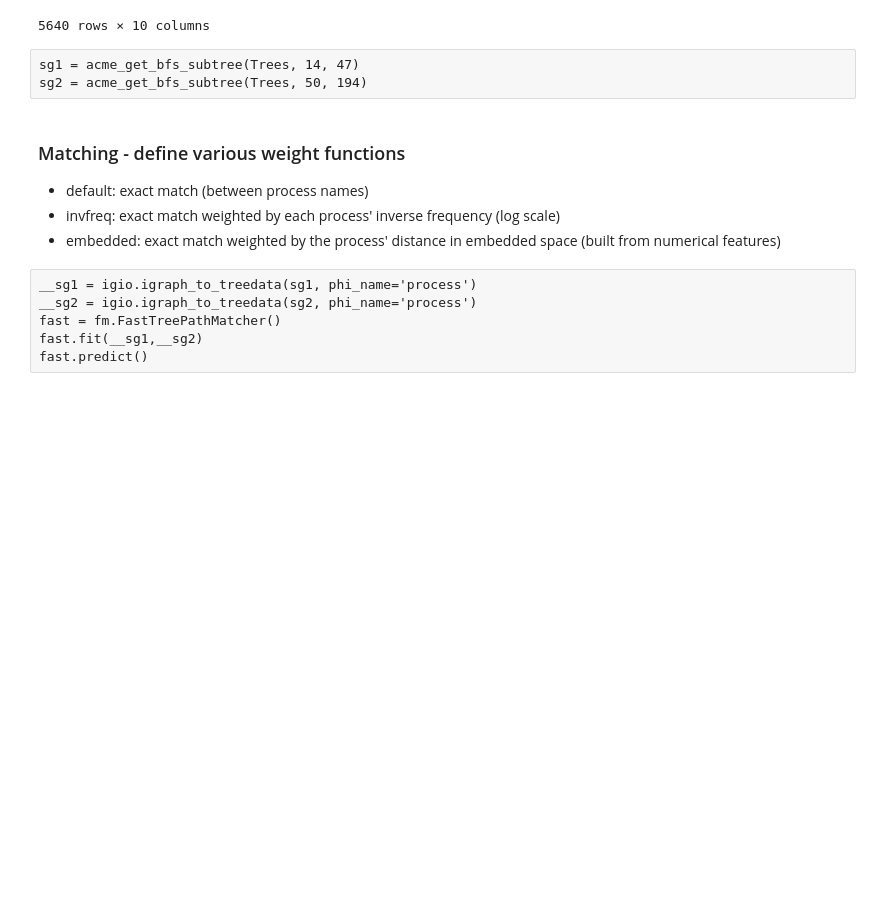
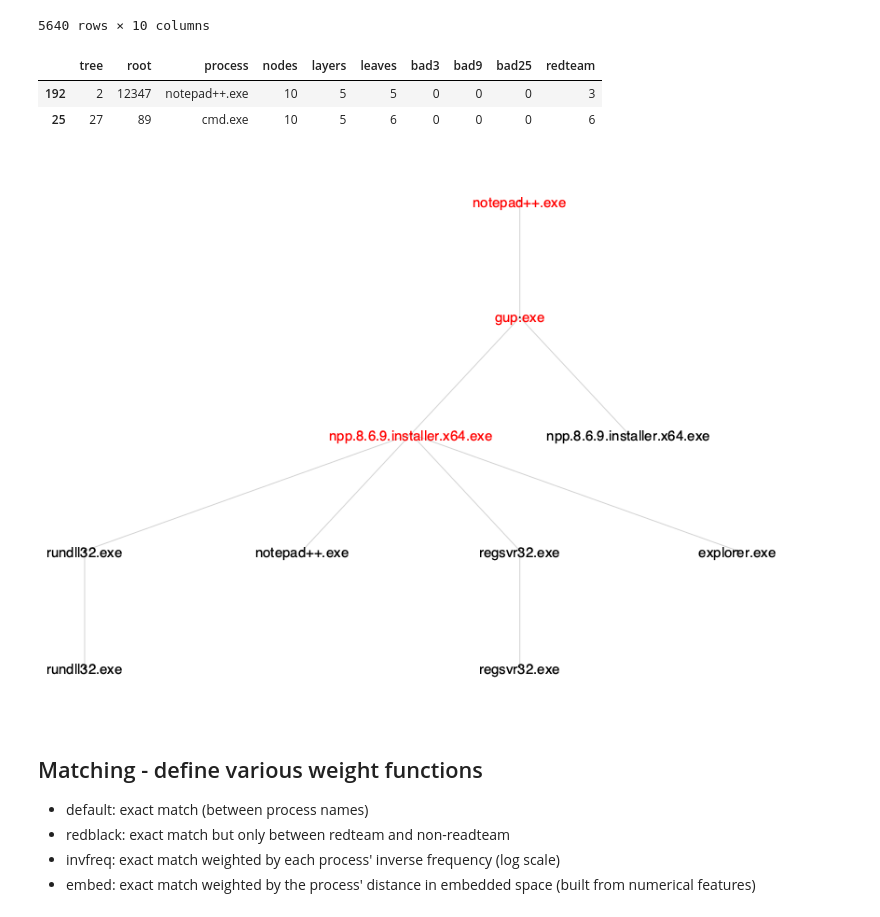
Before and after one commit to ftheberge/Matching_Experiments, a Jupyter notebook: ACME4/process_trees_scoring.ipynb, the cells around one changed output. Saved outputs shown, nothing was run; the diff lists cells and outputs as text; code cells hidden in the pictures; blank space fills up the shorter version.

```diff
--- a/ACME4/process_trees_scoring.ipynb
+++ b/ACME4/process_trees_scoring.ipynb
@@ -216,43 +100,29 @@ df_trees
 | 0 | 206 | 1 | conhost.exe | 3 | 3 | 1 | 0 | 0 | 0 | 0 |
 | 0 | 218 | 1 | conhost.exe | 3 | 3 | 1 | 0 | 0 | 0 | 0 |
 5640 rows × 10 columns
-# %%
-## utility function - extract subtree from VertexClustering object
-def acme_get_bfs_subtree(Trees, tree_id, root_id):
-    """
-    ACME4 specific function - extract a specific subtree
-    """
-    ## get subtree
-    g = Trees.subgraph(tree_id)
-
-    ## bfs ordering
-    nodes, _ , parent = g.bfs(root_id)
-
-    ## save vertices in new graph
-    G = ig.Graph(directed=True)
-    names = [str(g.vs['uid'][i]) for i in nodes] ## in BFS order
-    G.add_vertices(names)
-
-    ## save attributes in same order
-    for att in g.vs.attribute_names():
-        G.vs[att] = [g.vs[att][i] for i in nodes]
-
-    ## add edges
-    E = [(str(g.vs['uid'][parent[i]]),str(g.vs['uid'][i])) for i in nodes if parent[i]>=0]
-    G.add_edges(E)
-
-    del G.vs['name']
-
-    return G
-# %% [raw]
-sg1 = acme_get_bfs_subtree(Trees, 14, 47)
-sg2 = acme_get_bfs_subtree(Trees, 50, 194)
+# %%
+df_trees[ (df_trees.layers==5) & (df_trees.redteam>0) & (df_trees.nodes==10) ]
+# %% [output]
+|  | tree | root | process | nodes | layers | leaves | bad3 | bad9 | bad25 | redteam |
+| 192 | 2 | 12347 | notepad++.exe | 10 | 5 | 5 | 0 | 0 | 0 | 3 |
+| 25 | 27 | 89 | cmd.exe | 10 | 5 | 6 | 0 | 0 | 0 | 6 |
+# %%
+sg = acme_get_bfs_subtree(Trees, 2, 12347)
+ig.plot(sg, target="_temp.png", bbox=(800,600), layout=sg.layout_reingold_tilford(), margin=50,
+        vertex_size=1,
+        vertex_label=sg.vs['process'],
+        vertex_label_size=15,
+        edge_color='lightgrey', edge_arrow_size=0)
+Image("_temp.png")
+# %% [output]
+[figure, added]
 # %% [markdown]
-### Matching - define various weight functions
+## Matching - define various weight functions
 
 * default: exact match (between process names)
+* redblack: exact match but only between redteam and non-readteam
 * invfreq: exact match weighted by each process' inverse frequency (log scale)
-* embedded: exact match weighted by the process' distance in embedded space (built from numerical features)
+* embed: exact match weighted by the process' distance in embedded space (built from numerical features)
 # %%
 from functools import partial
 from scipy.spatial import distance
@@ -285,6 +154,0 @@ w_embed = partial(_es, _process=dct_processname, _emb=embedding_ecdf)
-# %% [raw]
-__sg1 = igio.igraph_to_treedata(sg1, phi_name='process')
-__sg2 = igio.igraph_to_treedata(sg2, phi_name='process')
-fast = fm.FastTreePathMatcher()
-fast.fit(__sg1,__sg2)
-fast.predict()
```
Also changed, not shown: parts of 24 cells of this notebook, 1 other file.
